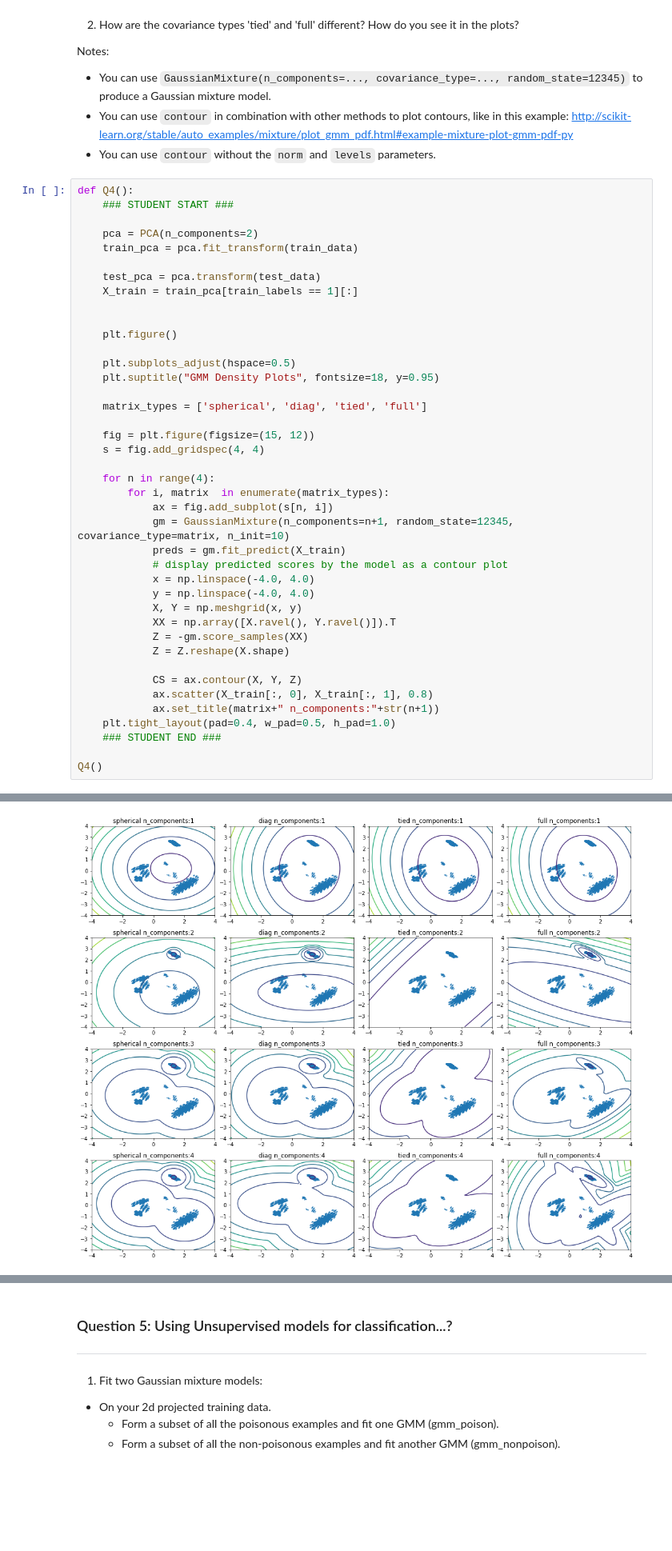
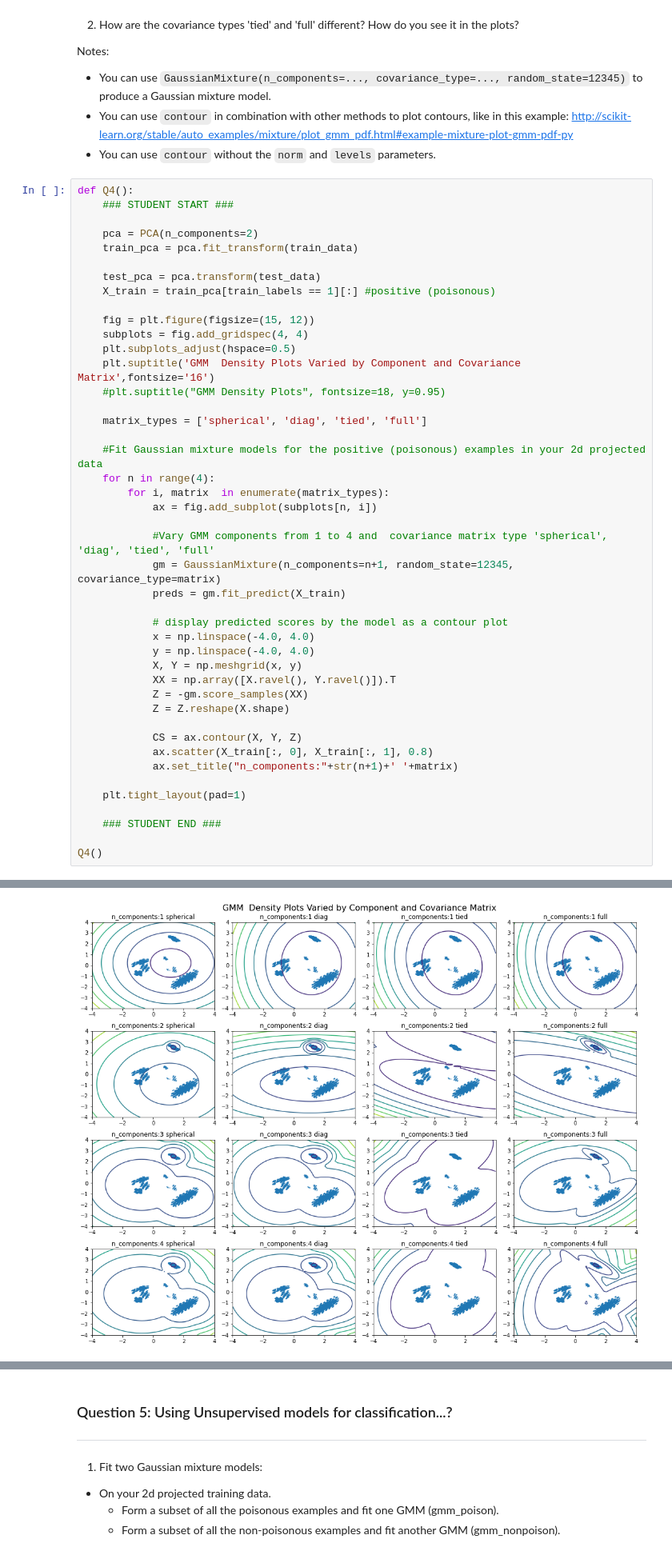
Before and after one commit to ssburgan/w207_coursework, a Jupyter notebook: Sybil_SantosBurgan_project4.ipynb, the cells around one changed output, grey strips where cells are left out. Shown at 80% size. Saved outputs shown, nothing was run; the diff lists cells and outputs as text; blank space fills up the shorter version.

```diff
--- a/Sybil_SantosBurgan_project4.ipynb
+++ b/Sybil_SantosBurgan_project4.ipynb
@@ -221,24 +215,25 @@ def Q4():
     train_pca = pca.fit_transform(train_data)
 
     test_pca = pca.transform(test_data)
-    X_train = train_pca[train_labels == 1][:]
+    X_train = train_pca[train_labels == 1][:] #positive (poisonous)
 
-
-    plt.figure()
-
+    fig = plt.figure(figsize=(15, 12))
+    subplots = fig.add_gridspec(4, 4)
     plt.subplots_adjust(hspace=0.5)
-    plt.suptitle("GMM Density Plots", fontsize=18, y=0.95)
+    plt.suptitle('GMM  Density Plots Varied by Component and Covariance Matrix',fontsize='16')
+    #plt.suptitle("GMM Density Plots", fontsize=18, y=0.95)
 
     matrix_types = ['spherical', 'diag', 'tied', 'full']
 
-    fig = plt.figure(figsize=(15, 12))
-    s = fig.add_gridspec(4, 4)
-
+    #Fit Gaussian mixture models for the positive (poisonous) examples in your 2d projected data
     for n in range(4):
         for i, matrix  in enumerate(matrix_types):
-            ax = fig.add_subplot(s[n, i])
-            gm = GaussianMixture(n_components=n+1, random_state=12345, covariance_type=matrix, n_init=10)
+            ax = fig.add_subplot(subplots[n, i])
+
+            #Vary GMM components from 1 to 4 and  covariance matrix type 'spherical', 'diag', 'tied', 'full'
+            gm = GaussianMixture(n_components=n+1, random_state=12345, covariance_type=matrix)
             preds = gm.fit_predict(X_train)
+
             # display predicted scores by the model as a contour plot
             x = np.linspace(-4.0, 4.0)
             y = np.linspace(-4.0, 4.0)
@@ -249,8 +244,10 @@ def Q4():
 
             CS = ax.contour(X, Y, Z)
             ax.scatter(X_train[:, 0], X_train[:, 1], 0.8)
-            ax.set_title(matrix+" n_components:"+str(n+1))
-    plt.tight_layout(pad=0.4, w_pad=0.5, h_pad=1.0)
+            ax.set_title("n_components:"+str(n+1)+' '+matrix)
+
+    plt.tight_layout(pad=1)
+
     ### STUDENT END ###
 
 Q4()
@@ -259 +255 @@ Q4()
-[figure, old version]
+[figure, new version]
```
Also changed, not shown: parts of 9 cells of this notebook.
